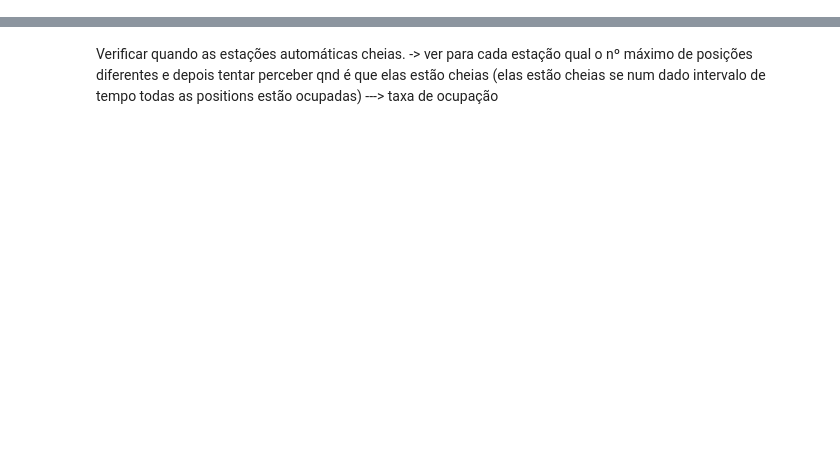
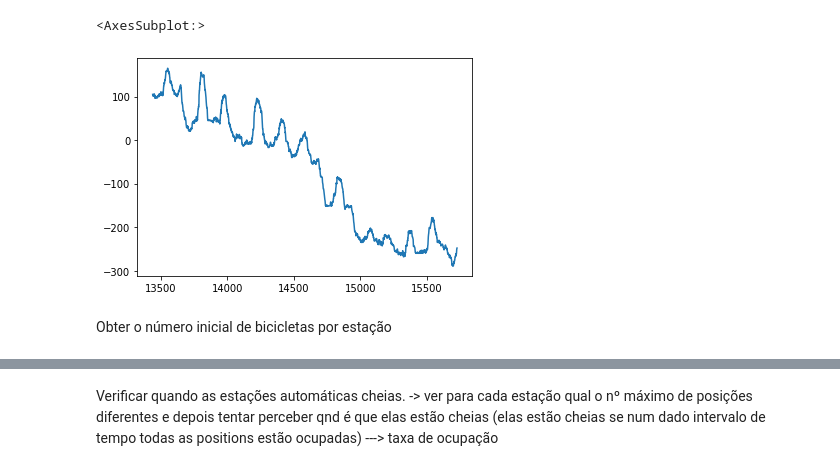
Before and after one commit to anafsa/ChildrenOfJupyter, a Jupyter notebook: Stage-3/EDA-Ana.ipynb, the cells around one changed output, grey strips where cells are left out. Saved outputs shown, nothing was run; the diff lists cells and outputs as text; code cells hidden in the pictures; blank space fills up the shorter version.

```diff
--- a/Stage-3/EDA-Ana.ipynb
+++ b/Stage-3/EDA-Ana.ipynb
@@ -43,0 +50,4 @@ df.head(50)
+# %%
+# Vou apenas usar as primeiras 100k linhas
+df = df.iloc[:100000,:]
+df
@@ -43,0 +184,14 @@ df.head(50)
+# %%
+def plot_balance(loans_and_devolutions):
+    balance_df = loans_and_devolutions.copy()
+    balance_df = balance_df.reset_index()
+    balance_df = balance_df.loc[balance_df["Station"]==8]
+    balance_df = balance_df[["Date", "Balance"]]
+    balance_df['Balance'].plot()
+
+    ## corrigir - timesteps em falta
+# %% [output]
+<AxesSubplot:>
+[figure, added]
+# %% [markdown]
+Obter o número inicial de bicicletas por estação
```
Also changed, not shown: parts of 35 cells of this notebook.
